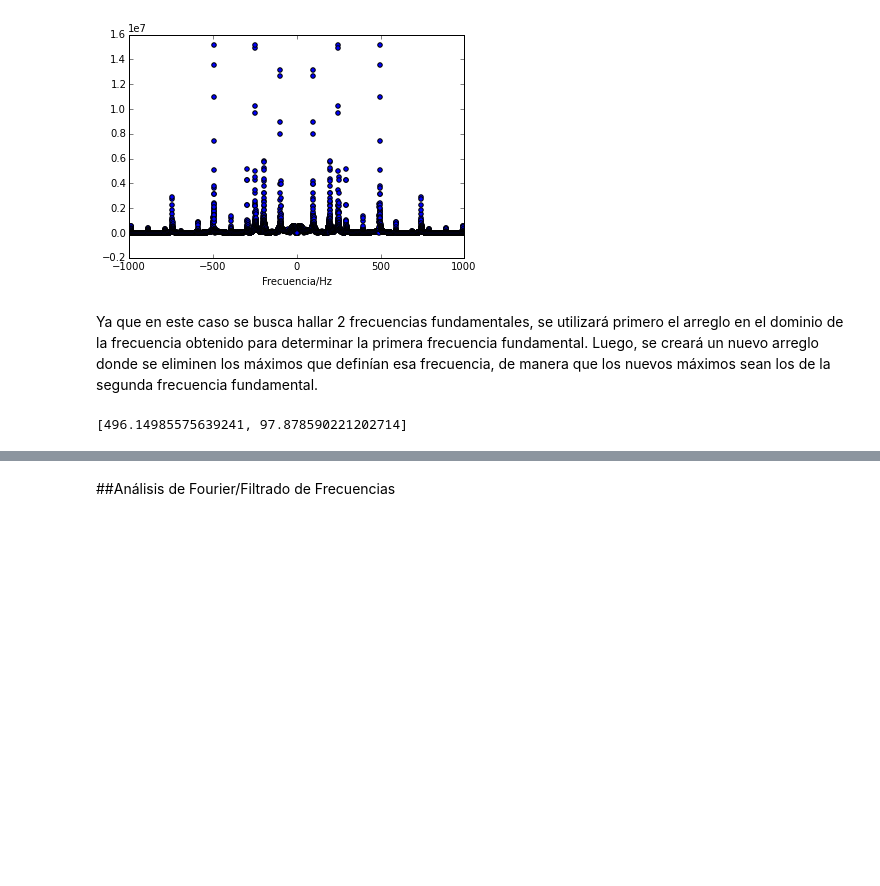
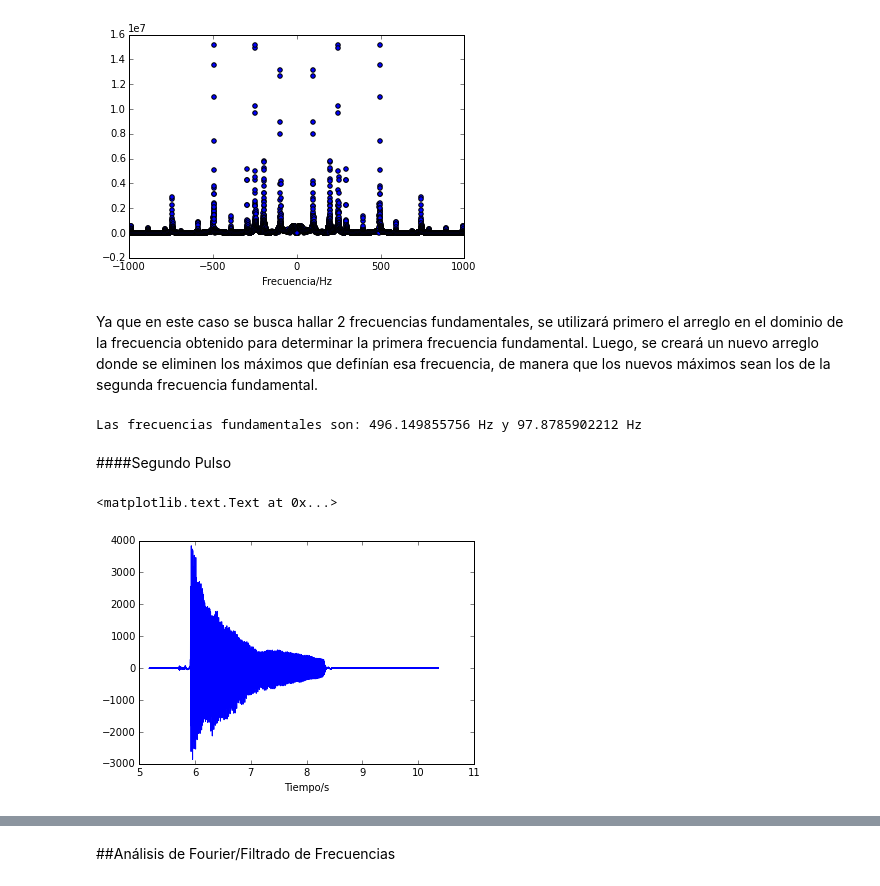
Before and after one commit to JuanUrrea6/MC, a Jupyter notebook: Proyecto Final/Filtrado.ipynb, the cells around one changed output, grey strips where cells are left out. Drawn from its saved outputs; the diff is of its cells as text; code cells hidden in the pictures; blank space fills up the shorter version.

Commit message:
Actualizar notebook
Analizar el segundo pulso.

```diff
--- a/Proyecto Final/Filtrado.ipynb
+++ b/Proyecto Final/Filtrado.ipynb
@@ -174,7 +171,17 @@ for i in range(len(nuevoArreglo2)):
     if(nuevoArreglo2[i] == maximo2):
         frecuencia.append(newFreq2[i])
         break
-# %%
-frecuencia
-# %% [output]
-[496.14985575639241, 97.878590221202714]
+# %%
+print("Las frecuencias fundamentales son: " + str(frecuencia[0]) + " Hz y " + str(frecuencia[1]) + " Hz")
+# %% [output]
+Las frecuencias fundamentales son: 496.149855756 Hz y 97.8785902212 Hz
+# %% [markdown]
+####Segundo Pulso
+# %%
+group2 = arregloMusical[N/2:-1]
+time2 = tiempo[N/2:-1]
+plot(time2, group2)
+xlabel("Tiempo/s")
+# %% [output]
+<matplotlib.text.Text at 0x...>
+[figure, added]
```
Also changed, not shown: parts of 8 cells of this notebook.
